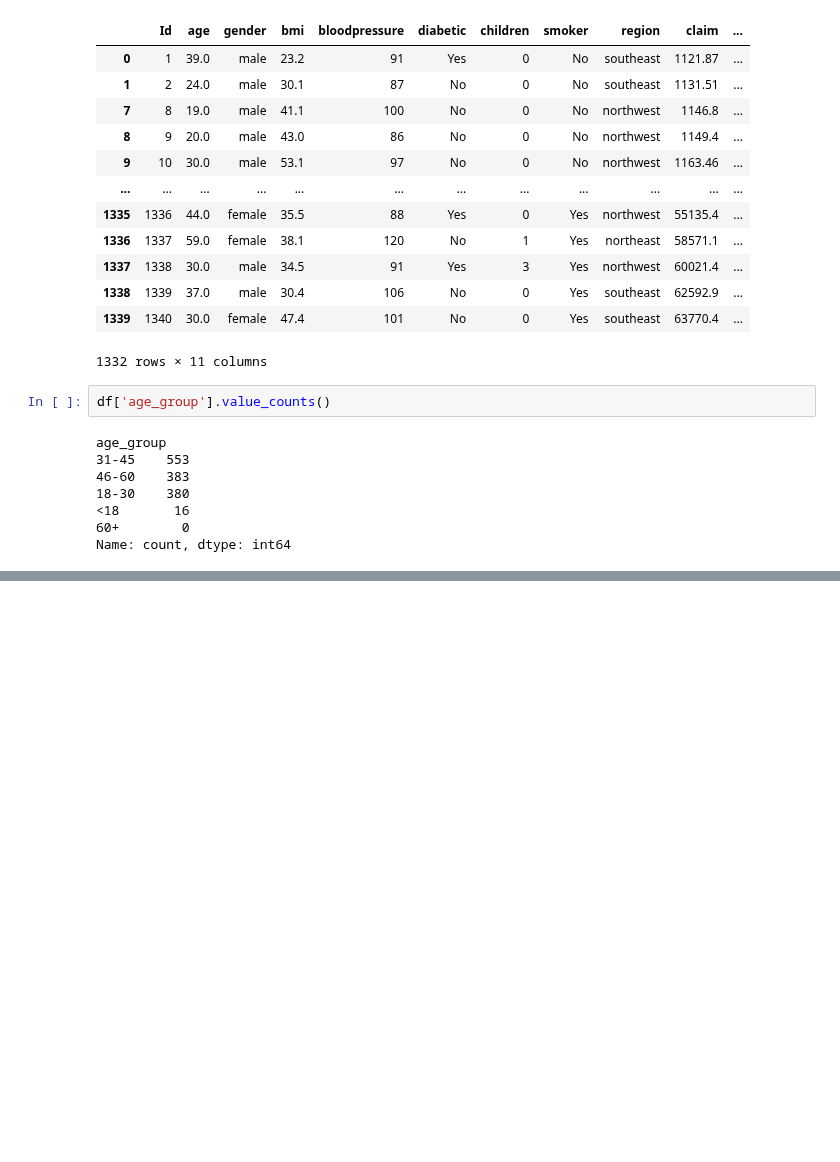
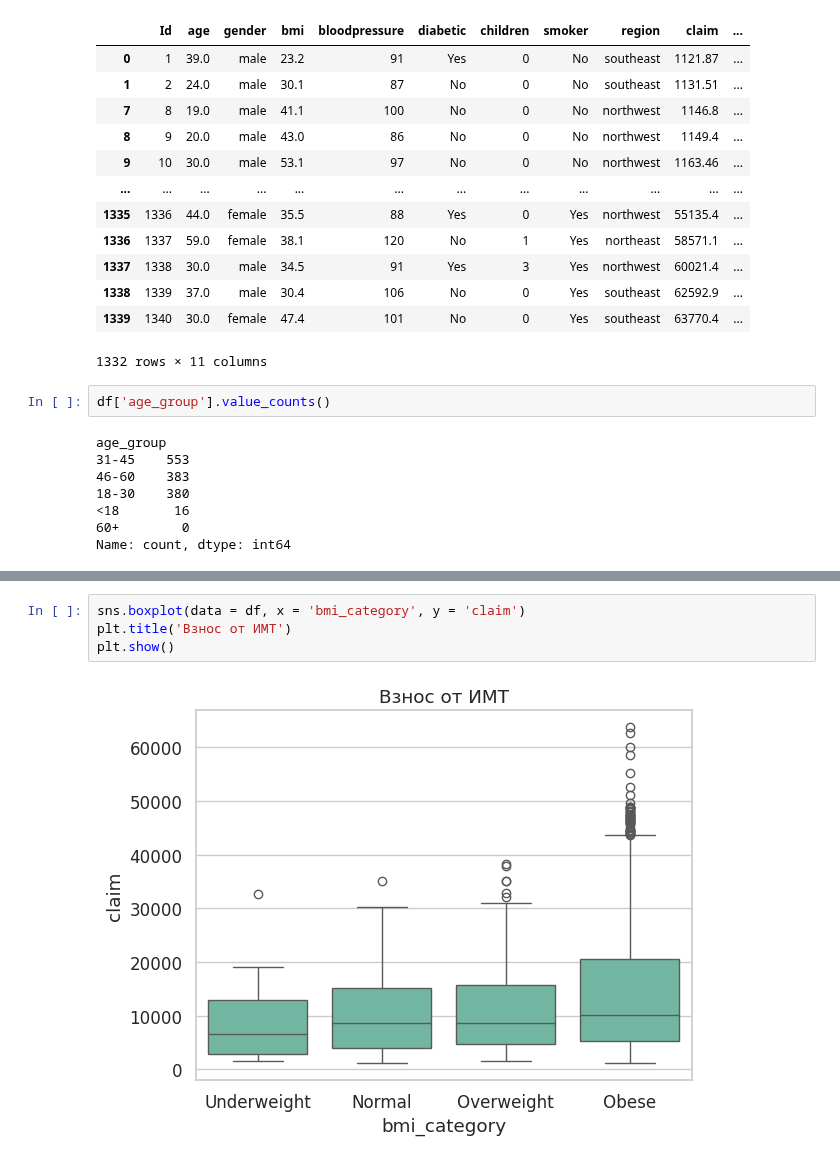
Before and after one commit to AleksandrFrom/DS, a Jupyter notebook: DS with Onur/predicting health insurance costs ML.ipynb, the cells around one changed output, grey strips where cells are left out. Drawn from its saved outputs; the diff is of its cells as text; blank space fills up the shorter version.

```diff
--- a/DS with Onur/predicting health insurance costs ML.ipynb
+++ b/DS with Onur/predicting health insurance costs ML.ipynb
@@ -250,0 +290,6 @@ Name: count, dtype: int64
+# %%
+sns.boxplot(data = df, x = 'bmi_category', y = 'claim')
+plt.title('Взнос от ИМТ')
+plt.show()
+# %% [output]
+[figure, added]
```
Also changed, not shown: parts of 25 cells of this notebook, 4 other files.
